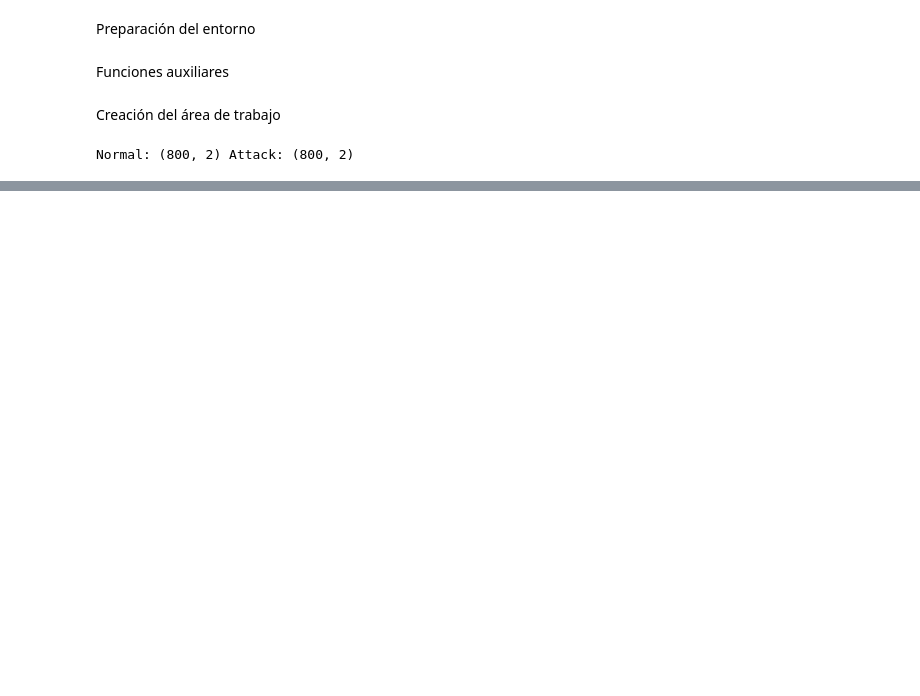
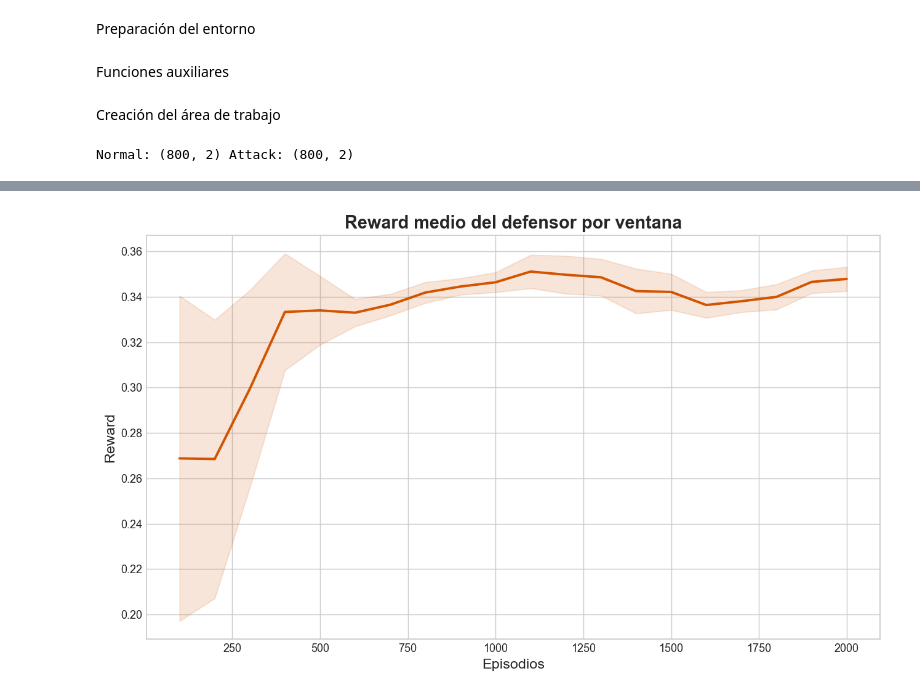
Before and after one commit to robertofdzb10/Tesis, a Jupyter notebook: notebooks/v2/09_train_defender.ipynb, the cells around one changed output, grey strips where cells are left out. Cells and saved outputs as stored; diff of their text form; code cells hidden in the pictures; blank space fills up the shorter version.

```diff
--- a/notebooks/v2/09_train_defender.ipynb
+++ b/notebooks/v2/09_train_defender.ipynb
@@ -217,0 +393,33 @@ defender_model.save("../../agents/v2/ppo_defender_threshold")
+# %%
+# Reward medio por ventana
+mean_reward = np.array(defender_callback.history_mean_reward)
+
+# Suavizado
+window = 5
+smooth_reward = uniform_filter1d(mean_reward, size=window)
+
+# Desviación estándar local
+std_reward = uniform_filter1d(np.abs(mean_reward - smooth_reward), size=window)
+
+# Configuración del gráfico
+plt.figure(figsize=(10, 6), dpi=130)
+
+# Línea suavizada
+plt.plot(episodes, smooth_reward, linewidth=2.2, color="#d35400")
+
+# Banda difuminada
+plt.fill_between(
+    episodes,
+    smooth_reward - std_reward,
+    smooth_reward + std_reward,
+    color="#d35400",
+    alpha=0.15
+)
+
+plt.title("Reward medio del defensor por ventana", fontsize=16, fontweight="bold")
+plt.xlabel("Episodios", fontsize=13)
+plt.ylabel("Reward", fontsize=13)
+plt.tight_layout()
+plt.show()
+# %% [output]
+[figure, added]
```
Also changed, not shown: parts of 14 cells of this notebook, 8 other files.
